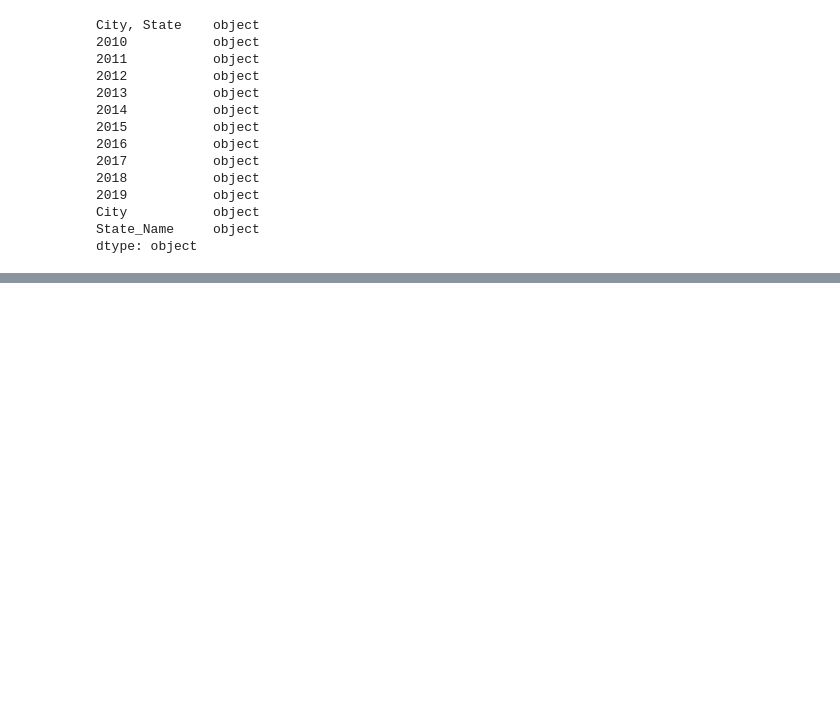
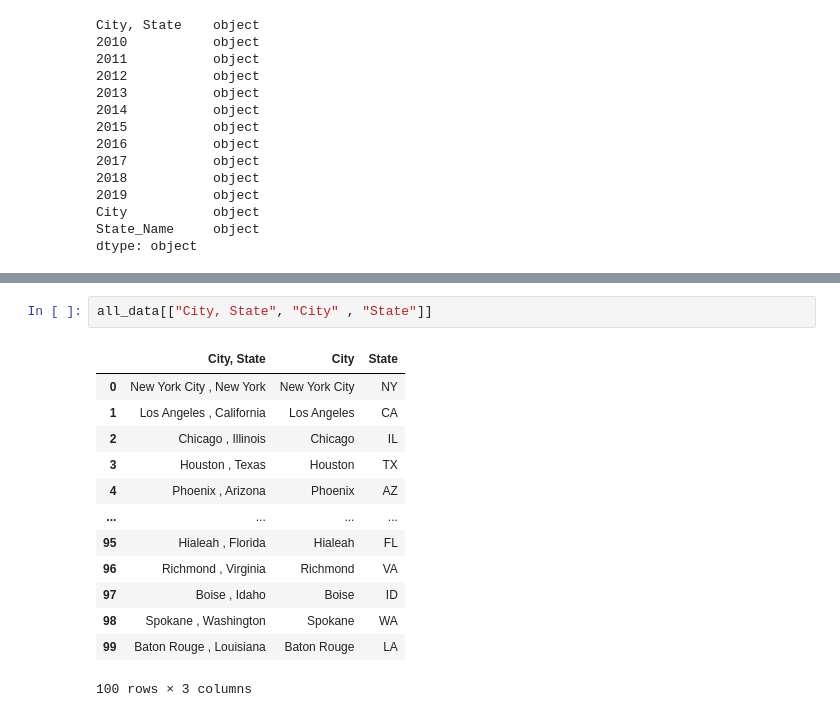
Before and after one commit to shadiaduery/bootcamp-group_project-3, a Jupyter notebook: Analysis/Data Analysis-checkpoint.ipynb, the cells around one changed output, grey strips where cells are left out. Drawn from its saved outputs; the diff is of its cells as text; blank space fills up the shorter version.

```diff
--- a/Analysis/Data Analysis-checkpoint.ipynb
+++ b/Analysis/Data Analysis-checkpoint.ipynb
@@ -213,0 +138,16 @@ Independent_Variables = df[["percentage16_Donald_Trump", "percentage20_Donald_Tr
+# %%
+all_data[["City, State", "City" , "State"]]
+# %% [output]
+|  | City, State | City | State |
+| 0 | New York City , New York | New York City | NY |
+| 1 | Los Angeles , California | Los Angeles | CA |
+| 2 | Chicago , Illinois | Chicago | IL |
+| 3 | Houston , Texas | Houston | TX |
+| 4 | Phoenix , Arizona | Phoenix | AZ |
+| ... | ... | ... | ... |
+| 95 | Hialeah , Florida | Hialeah | FL |
+| 96 | Richmond , Virginia | Richmond | VA |
+| 97 | Boise , Idaho | Boise | ID |
+| 98 | Spokane , Washington | Spokane | WA |
+| 99 | Baton Rouge , Louisiana | Baton Rouge | LA |
+100 rows × 3 columns
```
Also changed, not shown: parts of 14 cells of this notebook, 2 other files.
